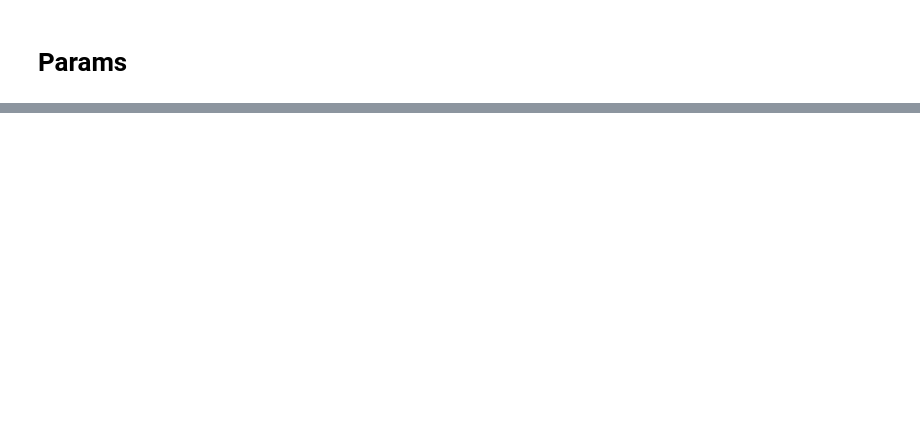
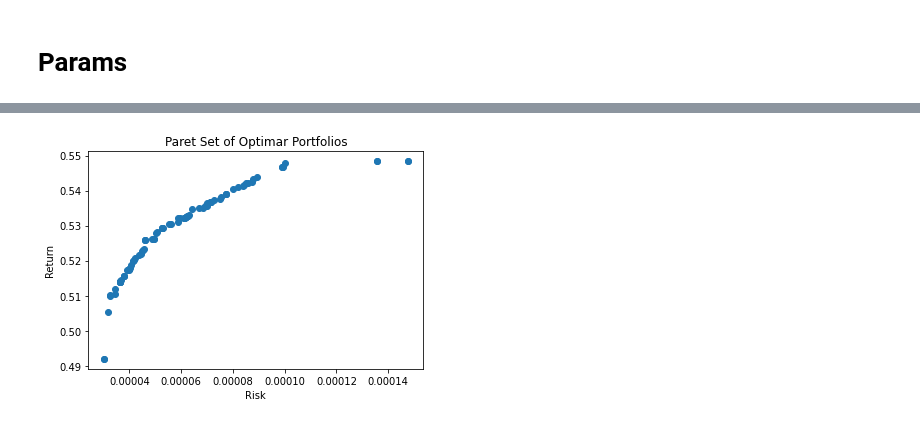
Before and after one commit to wissemchabchoub/GeneticAlgorthimsForPortfolioOptimization, a Jupyter notebook: Notebook.ipynb, the cells around one changed output, grey strips where cells are left out. Saved outputs shown, nothing was run; the diff lists cells and outputs as text; code cells hidden in the pictures; blank space fills up the shorter version.

```diff
--- a/Notebook.ipynb
+++ b/Notebook.ipynb
@@ -381,0 +8,6 @@ ordering 4.0 of MSFT
+# %%
+data_path='data/market_data'
+portfolios_path='data/portfolios'
+rf=0.05
+# %%
+optimizer=Optimization(data_path,portfolios_path,rf)
@@ -381,0 +16,4 @@ ordering 4.0 of MSFT
+# %%
+predicted_returns=np.random.uniform(0,1,size=optimizer.N)
+predicted_returns=np.append(predictions,optimizer.rf*0.01)
+predicted_returns
@@ -381,0 +34,18 @@ ordering 4.0 of MSFT
+# %%
+run_day='2017-07-20'
+C=0
+Q=0.6
+Q_rfa=1
+num_of_generations=250
+num_of_individuals=200
+num_of_tour_particips=10
+tournament_prob=1
+p_c=0.5
+p_m=0.5
+p_risked=0.8
+full=True
+policy='return'
+# %%
+portfolio=optimizer.optimize(predicted_returns,run_day,C,Q,Q_rfa,num_of_generations, num_of_individuals, num_of_tour_particips,tournament_prob, p_c,p_m,p_risked,full,policy)
+# %% [output]
+[figure, added]
```
Also changed, not shown: parts of 14 cells of this notebook, 6 other files.
